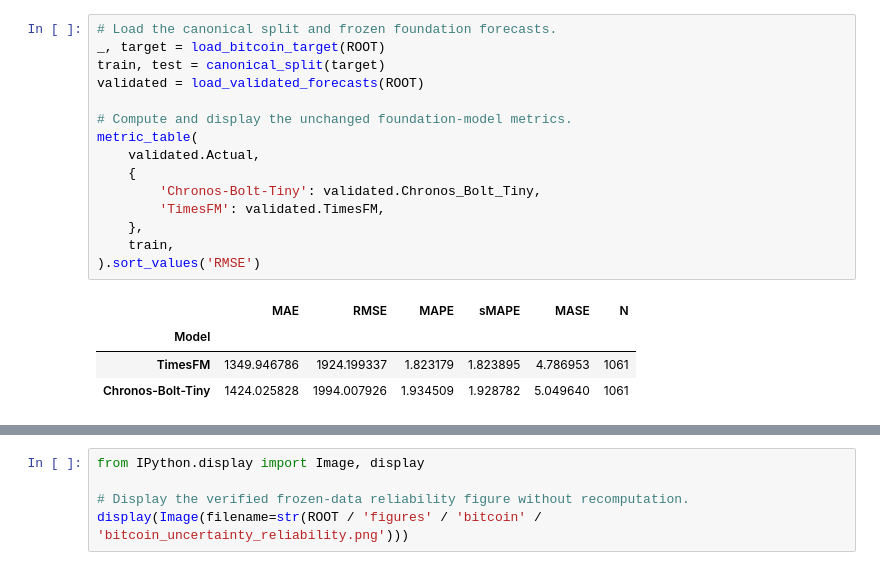
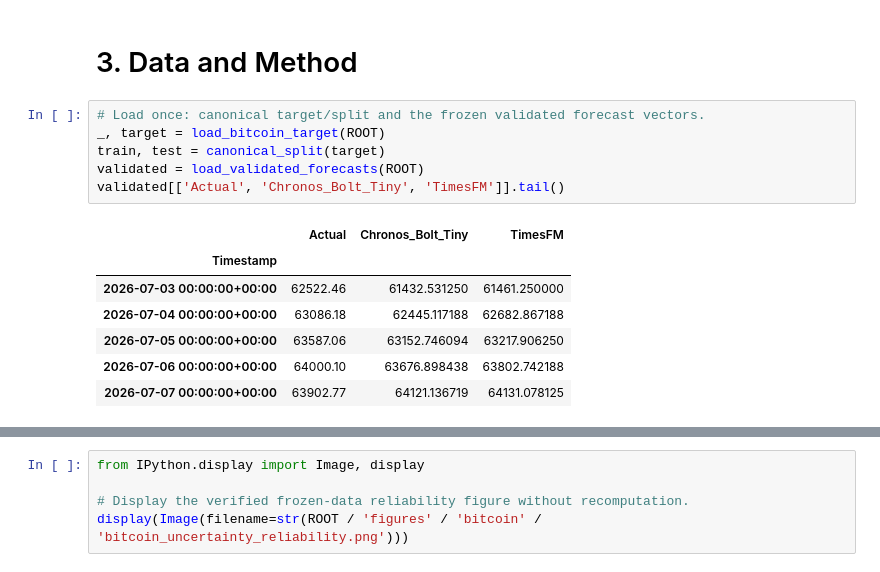
Before and after one commit to mdsoadsolaiman/Time-Series-Foundation-Models, a Jupyter notebook: notebooks/06_Bitcoin_Foundation_Models.ipynb, the cells around one changed output, grey strips where cells are left out. Saved outputs shown, nothing was run; the diff lists cells and outputs as text.

```diff
--- a/notebooks/06_Bitcoin_Foundation_Models.ipynb
+++ b/notebooks/06_Bitcoin_Foundation_Models.ipynb
@@ -37,20 +49,16 @@ pd.DataFrame({'Model':['Chronos-Bolt-Tiny','TimesFM'],'Checkpoint':['amazon/chro
+# %% [markdown]
+# 3. Data and Method
 # %%
-# Load the canonical split and frozen foundation forecasts.
+# Load once: canonical target/split and the frozen validated forecast vectors.
 _, target = load_bitcoin_target(ROOT)
 train, test = canonical_split(target)
 validated = load_validated_forecasts(ROOT)
-
-# Compute and display the unchanged foundation-model metrics.
-metric_table(
-    validated.Actual,
-    {
-        'Chronos-Bolt-Tiny': validated.Chronos_Bolt_Tiny,
-        'TimesFM': validated.TimesFM,
-    },
-    train,
-).sort_values('RMSE')
+validated[['Actual', 'Chronos_Bolt_Tiny', 'TimesFM']].tail()
 # %% [output]
-|  | MAE | RMSE | MAPE | sMAPE | MASE | N |
-| Model |  |  |  |  |  |  |
-| TimesFM | 1349.946786 | 1924.199337 | 1.823179 | 1.823895 | 4.786953 | 1061 |
-| Chronos-Bolt-Tiny | 1424.025828 | 1994.007926 | 1.934509 | 1.928782 | 5.049640 | 1061 |
+|  | Actual | Chronos_Bolt_Tiny | TimesFM |
+| Timestamp |  |  |  |
+| 2026-07-03 00:00:00+00:00 | 62522.46 | 61432.531250 | 61461.250000 |
+| 2026-07-04 00:00:00+00:00 | 63086.18 | 62445.117188 | 62682.867188 |
+| 2026-07-05 00:00:00+00:00 | 63587.06 | 63152.746094 | 63217.906250 |
+| 2026-07-06 00:00:00+00:00 | 64000.10 | 63676.898438 | 63802.742188 |
+| 2026-07-07 00:00:00+00:00 | 63902.77 | 64121.136719 | 64131.078125 |
```
Also changed, not shown: parts of 44 cells of this notebook.
